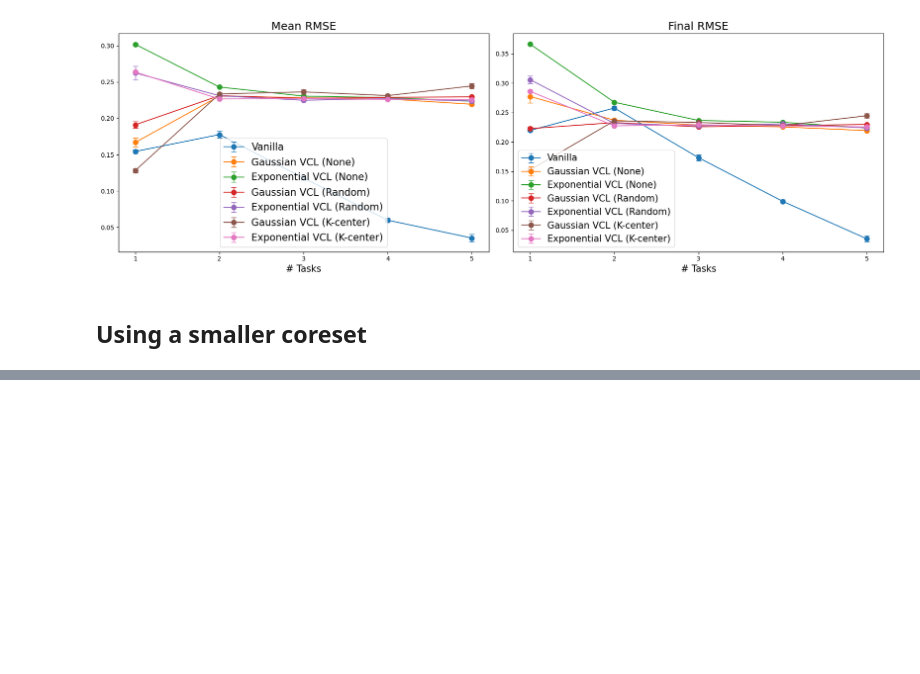
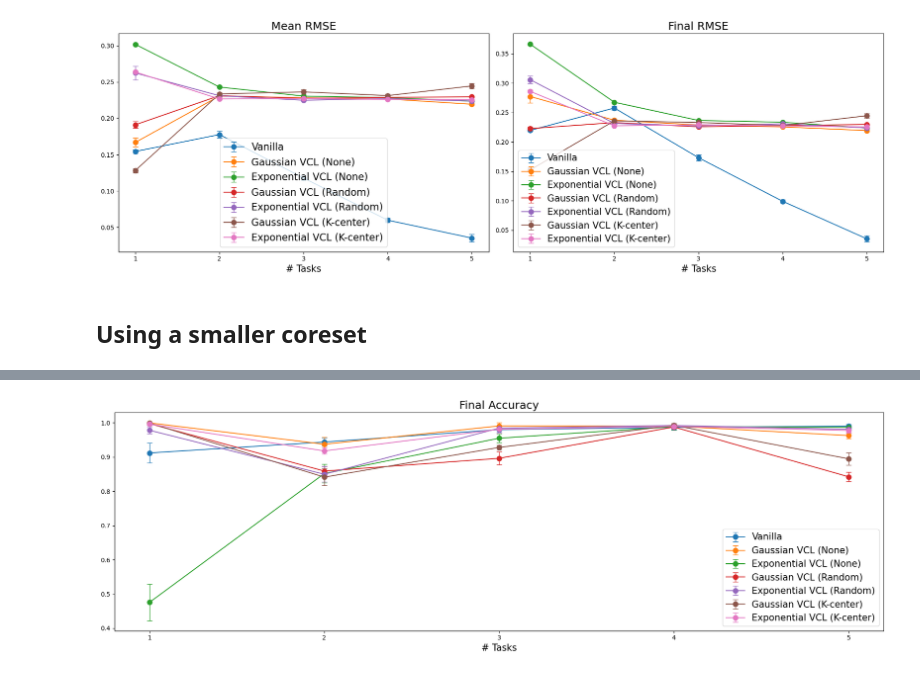
Before and after one commit to 7angel4/VCL-extensions, a Jupyter notebook: experiments.ipynb, the cells around one changed output, grey strips where cells are left out. Saved outputs shown, nothing was run; the diff lists cells and outputs as text; code cells hidden in the pictures; blank space fills up the shorter version.

```diff
--- a/experiments.ipynb
+++ b/experiments.ipynb
@@ -352 +360,6 @@ plot_results(ExperimentConfig(task_type='classification', coreset_size=100),
+# %%
+plot_final_results(ExperimentConfig(task_type='classification', coreset_size=100),
+                  small_coreset_cla_results, results_std=small_coreset_cla_std)
+# %% [output]
+[figure, added]
 # %%
```
Also changed, not shown: parts of 11 cells of this notebook, 8 other files.
